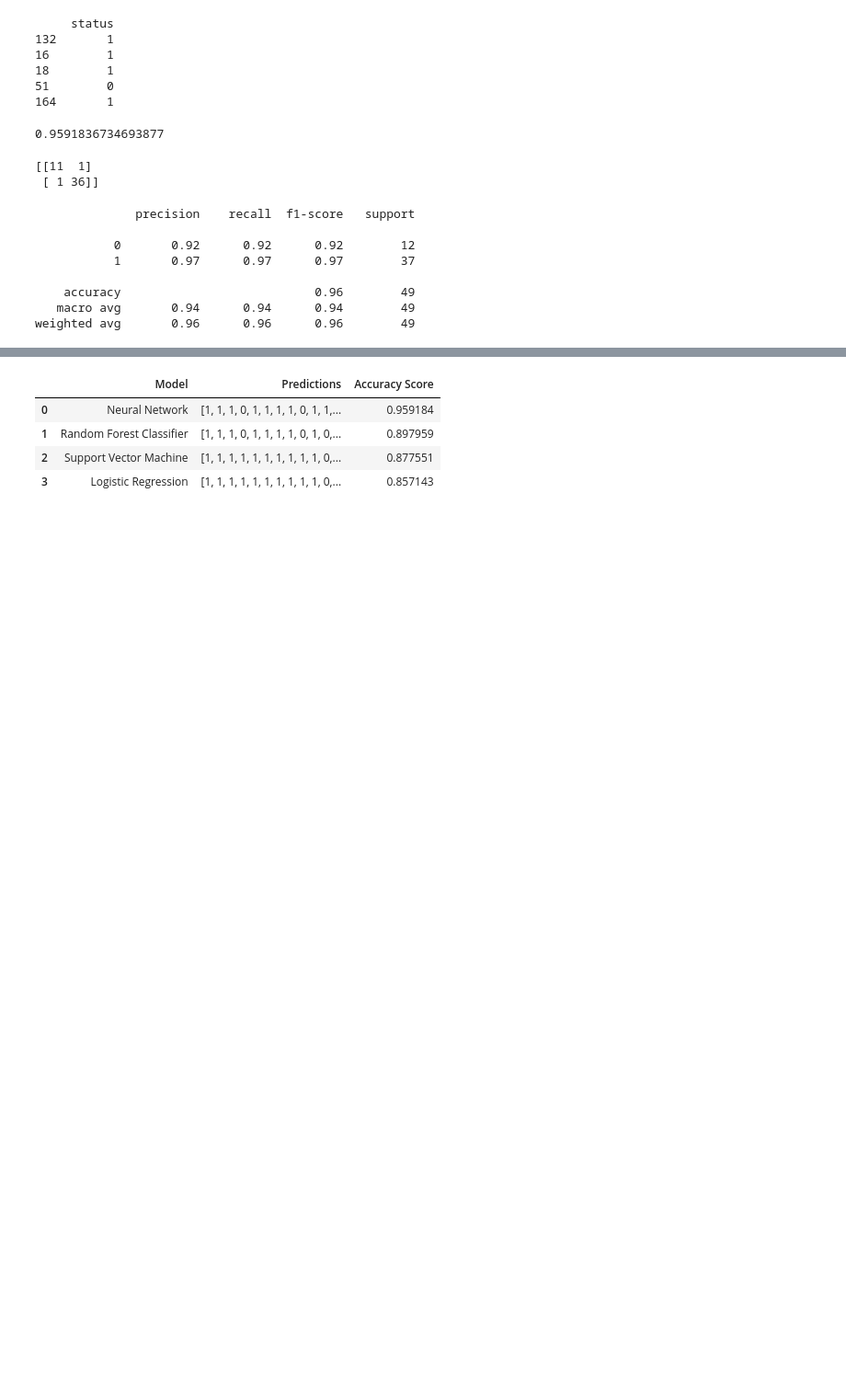
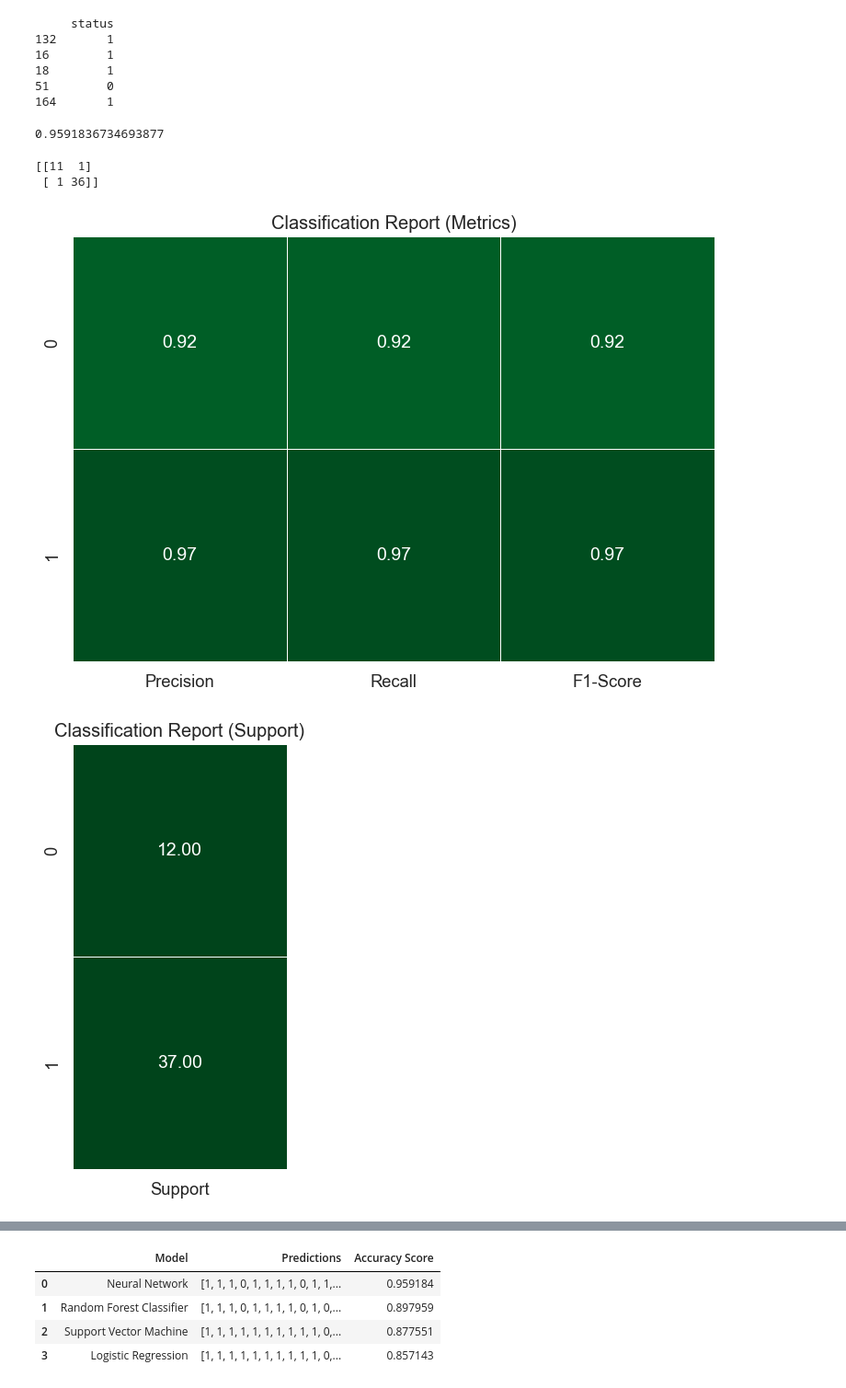
Before and after one commit to AnalyzeVisualize/Parkinson-s-Disease-Detection-w-ML, a Jupyter notebook: parkinsons_classification.ipynb, the cells around one changed output, grey strips where cells are left out. Shown at 92% size. Drawn from its saved outputs; the diff is of its cells as text; code cells hidden in the pictures; blank space fills up the shorter version.

```diff
--- a/parkinsons_classification.ipynb
+++ b/parkinsons_classification.ipynb
@@ -477,29 +477,57 @@ print(confusion_matrix(y_test, np.round(predictions)))
 # %% [output]
 [[11  1]
  [ 1 36]]
-# %%
-import itertools
-nn_acc_score = accuracy_score(y_test, np.round(predictions))
-
-# Store predictions
-nn_predictions_dirty = np.round(predictions)
-
-# Round the predictions to 0 or 1 and store them for comparison
-# Convert the list of lists to a flat list
-# Convert the values in nn_predictions to 1 or 0
-nn_predictions = [int(prediction) for prediction in nn_predictions_dirty]
-
-# Print the classification report
-print(classification_report(y_test, nn_predictions))
-# %% [output]
-              precision    recall  f1-score   support
-
-           0       0.92      0.92      0.92        12
-           1       0.97      0.97      0.97        37
-
-    accuracy                           0.96        49
-   macro avg       0.94      0.94      0.94        49
-weighted avg       0.96      0.96      0.96        49
+# %%
+import itertools
+nn_acc_score = accuracy_score(y_test, np.round(predictions))
+
+# Store predictions
+nn_predictions_dirty = np.round(predictions)
+
+# Round the predictions to 0 or 1 and store them for comparison
+# Convert the list of lists to a flat list
+# Convert the values in nn_predictions to 1 or 0
+nn_predictions = [int(prediction) for prediction in nn_predictions_dirty]
+
+# Store the classification report in a variable
+nn_classification_report = classification_report(y_test, nn_predictions)
+
+# Split the report into lines and extract the values
+lines = nn_classification_report.split('\n')
+data = []
+for line in lines[2:4]:
+    row_data = line.split()
+    if row_data:
+        data.append(row_data)
+
+# Extracting the class names
+classes = [row[0] for row in data]
+
+# Extracting the metrics values
+metrics_data = [[float(row[i]) for i in range(1, 5)] for row in data]
+
+# Creating a DataFrame for visualization
+df_metrics = pd.DataFrame(metrics_data, columns=['Precision', 'Recall', 'F1-Score', 'Support'], index=classes)
+
+# Creating a DataFrame for 'Support' column
+df_support = pd.DataFrame(df_metrics['Support'])
+
+# Plotting the metrics heatmap
+plt.figure(figsize=(9, 6))
+sns.set(font_scale=1.2)
+sns.heatmap(df_metrics.drop('Support', axis=1), annot=True, cmap='Greens', fmt='.2f', linewidths=.5, annot_kws={"size": 14}, vmin=0, vmax=1, cbar=False)
+plt.title('Classification Report (Metrics)')
+plt.show()
+
+# Plotting the 'Support' column separately
+plt.figure(figsize=(3, 6))
+sns.set(font_scale=1.2)
+sns.heatmap(df_support, annot=True, cmap='Greens', fmt='.2f', linewidths=.5, annot_kws={"size": 14}, vmin=0, vmax=1, cbar=False)
+plt.title('Classification Report (Support)')
+plt.show()
+# %% [output]
+[figure, added]
+[figure, added]
 # %%
 #   Neural Network confusion Matrix Heatmap
 cm_nn = confusion_matrix(y_test, np.round(nn_predictions))
```
Also changed, not shown: parts of 11 cells of this notebook.
